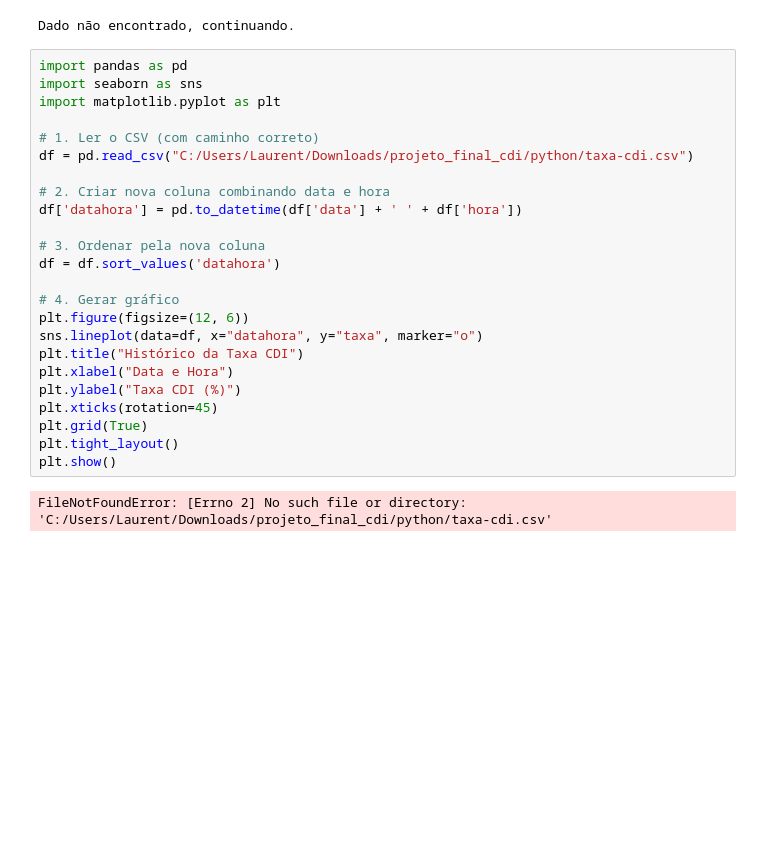
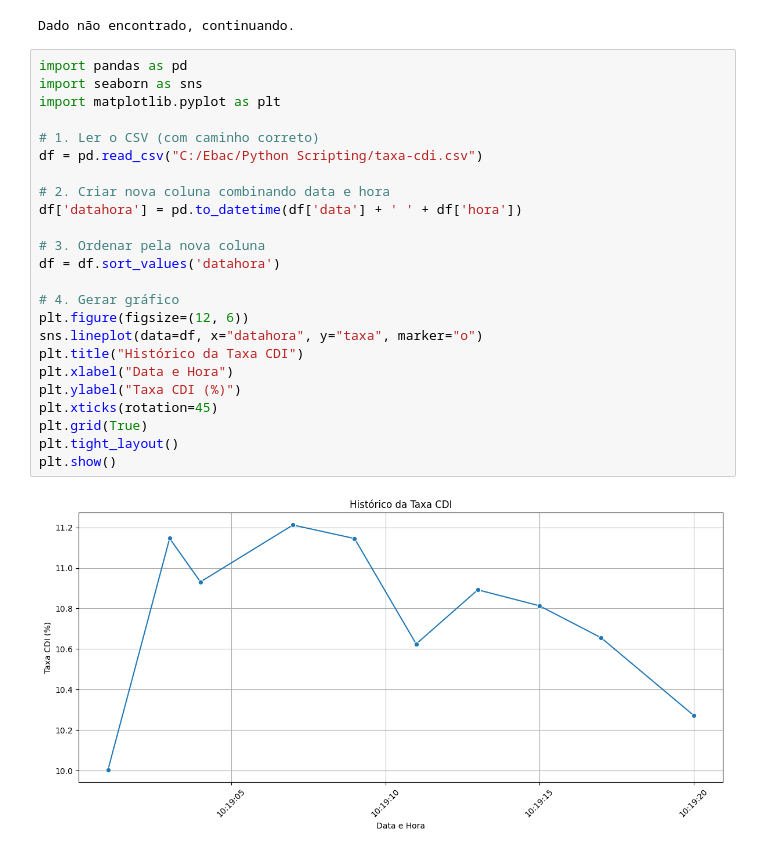
Before and after one commit to TwuitePanda/analise-Python, a Jupyter notebook: projeto_final_cdi.ipynb, the cells around one changed output. Cells and saved outputs as stored; diff of their text form; blank space fills up the shorter version.

```diff
--- a/projeto_final_cdi.ipynb
+++ b/projeto_final_cdi.ipynb
@@ -47,26 +47,26 @@ Dado não encontrado, continuando.
 # %%
 import pandas as pd
 import seaborn as sns
 import matplotlib.pyplot as plt
 
 # 1. Ler o CSV (com caminho correto)
-df = pd.read_csv("C:/Users/Laurent/Downloads/projeto_final_cdi/python/taxa-cdi.csv")
+df = pd.read_csv("C:/Ebac/Python Scripting/taxa-cdi.csv")
 
 # 2. Criar nova coluna combinando data e hora
 df['datahora'] = pd.to_datetime(df['data'] + ' ' + df['hora'])
 
 # 3. Ordenar pela nova coluna
 df = df.sort_values('datahora')
 
 # 4. Gerar gráfico
 plt.figure(figsize=(12, 6))
 sns.lineplot(data=df, x="datahora", y="taxa", marker="o")
 plt.title("Histórico da Taxa CDI")
 plt.xlabel("Data e Hora")
 plt.ylabel("Taxa CDI (%)")
 plt.xticks(rotation=45)
 plt.grid(True)
 plt.tight_layout()
 plt.show()
 # %% [output]
-FileNotFoundError: [Errno 2] No such file or directory: 'C:/Users/Laurent/Downloads/projeto_final_cdi/python/taxa-cdi.csv'
+[figure, added]
```
